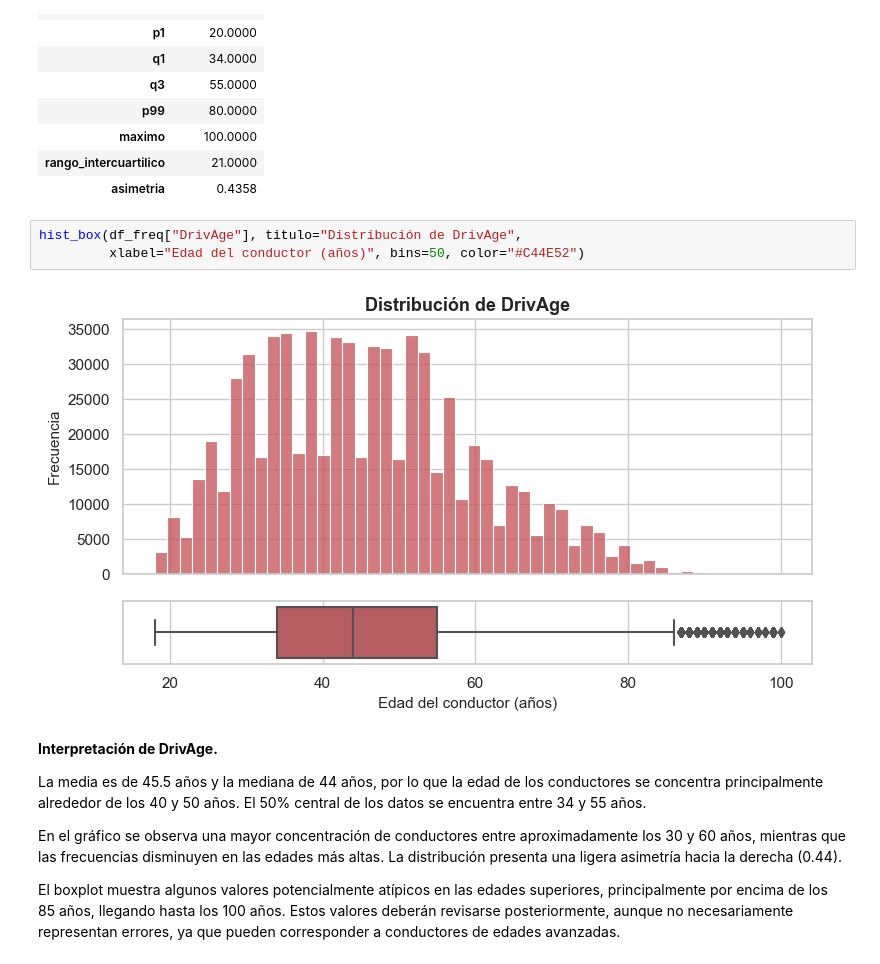
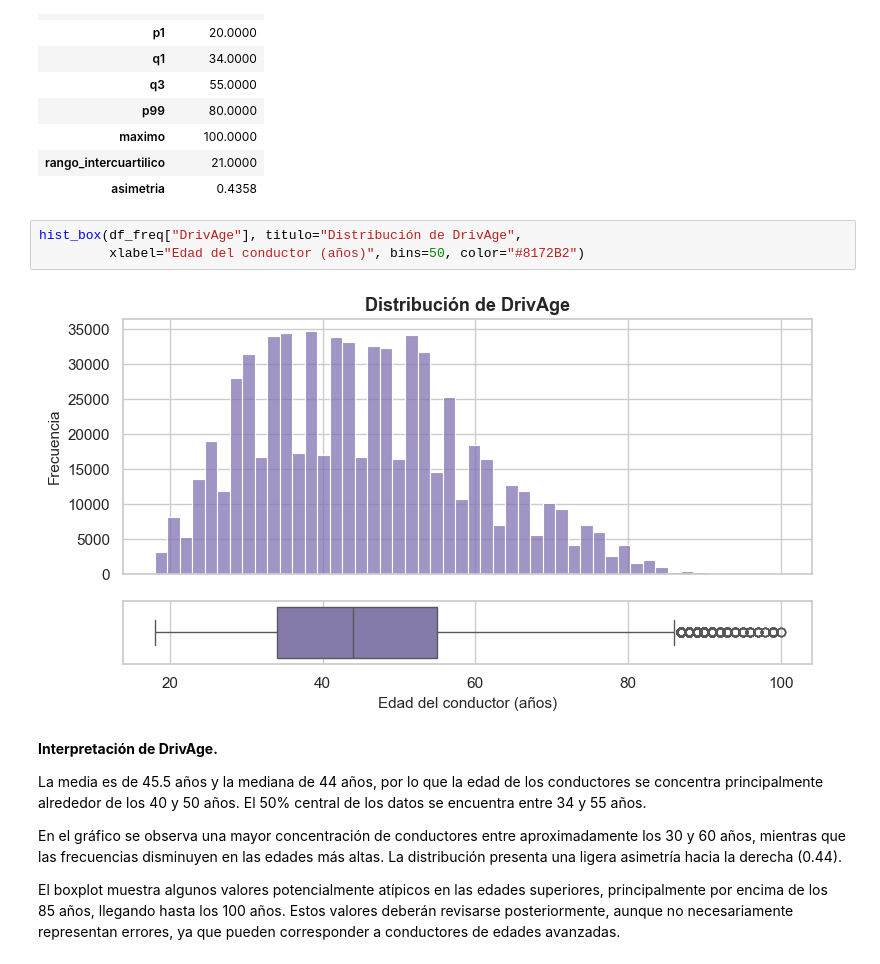
Before and after one commit to T1fff/Proyecto_Seminario_Siniestralidad, a Jupyter notebook: notebooks/02_Analisis_Univariado.ipynb, the cells around one changed output. Cells and saved outputs as stored; diff of their text form.

Commit message:
FIX COLORES

```diff
--- a/notebooks/02_Analisis_Univariado.ipynb
+++ b/notebooks/02_Analisis_Univariado.ipynb
@@ -151,9 +151,9 @@ resumen_univariado(df_freq["DrivAge"], "DrivAge").to_frame()
 | asimetria | 0.4358 |
 # %%
 hist_box(df_freq["DrivAge"], titulo="Distribución de DrivAge",
-         xlabel="Edad del conductor (años)", bins=50, color="#C44E52")
+         xlabel="Edad del conductor (años)", bins=50, color="#8172B2")
 # %% [output]
-[figure, old version]
+[figure, new version]
 # %% [markdown]
 **Interpretación de DrivAge.**
 
```
Also changed, not shown: parts of 12 cells of this notebook, 1 other file.
